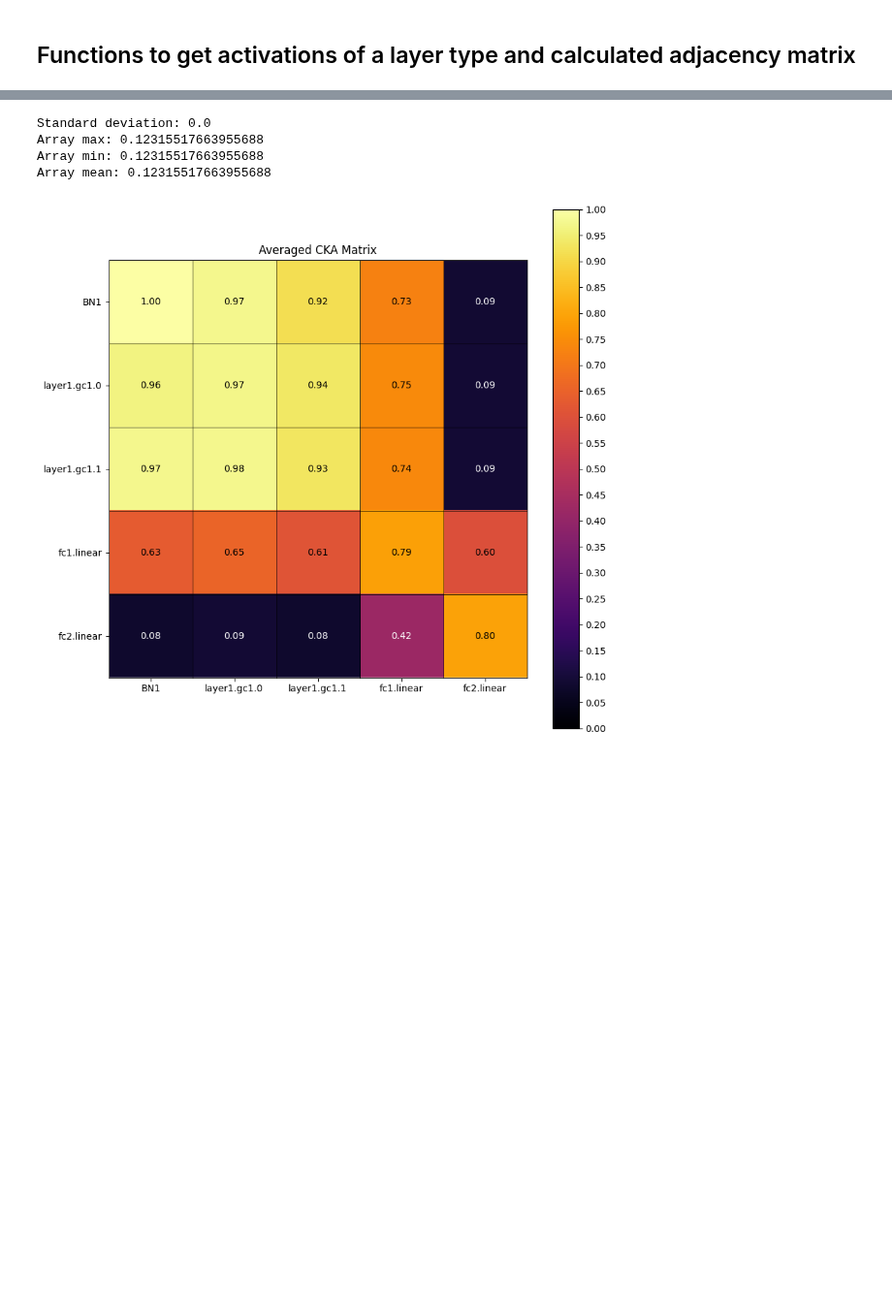
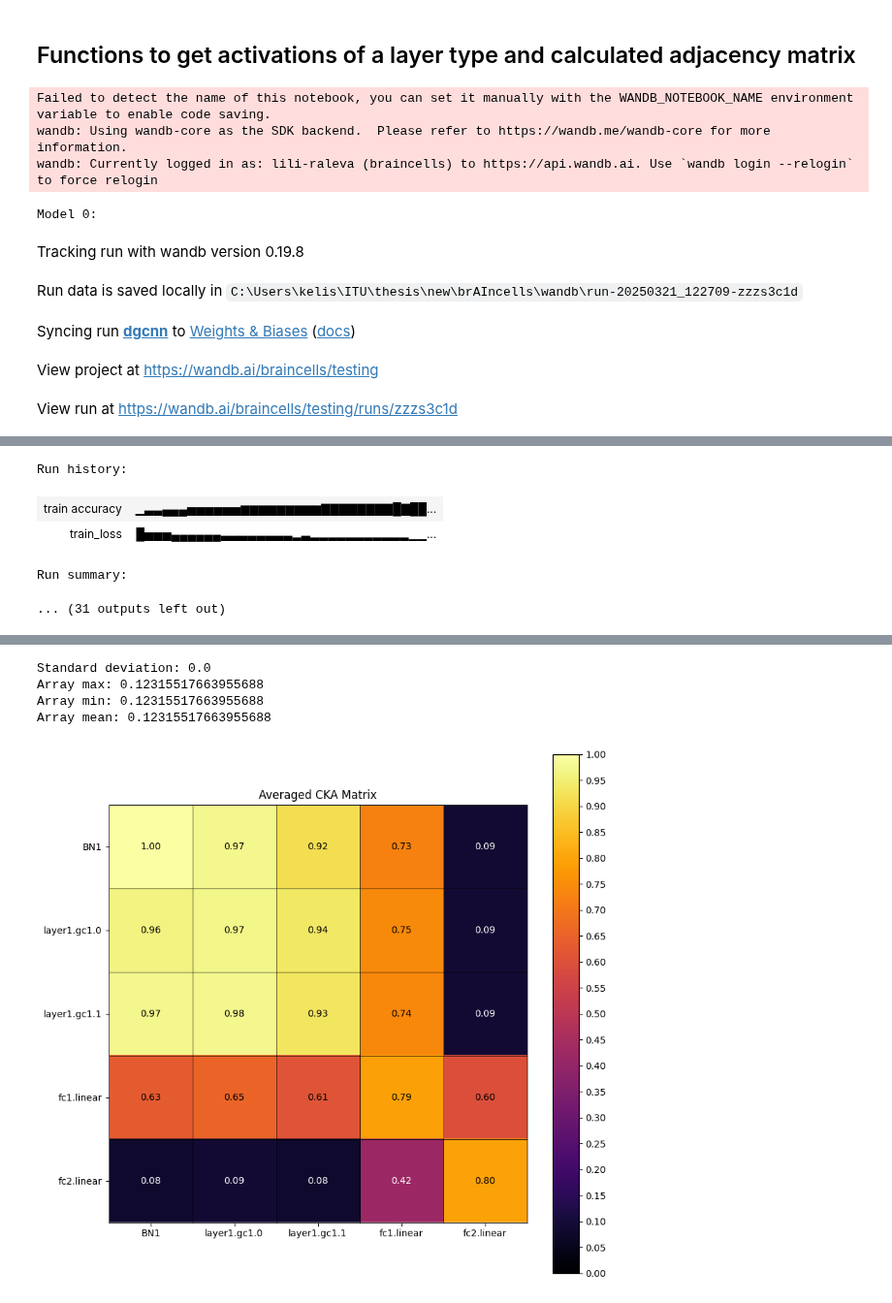
Before and after one commit to AlbinoLoaf/brAIncells, a Jupyter notebook: model_environment.ipynb, the cells around one changed output, grey strips where cells are left out. Shown at 97% size. Cells and saved outputs as stored; diff of their text form; code cells hidden in the pictures; blank space fills up the shorter version.

```diff
--- a/model_environment.ipynb
+++ b/model_environment.ipynb
@@ -207,2 +169,65 @@ Model 2:
 # %% [markdown]
 ## Functions to get activations of a layer type and calculated adjacency matrix
+# %%
+mods = []
+wandb.login()
+def train_models(model,modeltrainer,num_models=1,new =False, prints=False):
+    """
+    Training a model with random initialisation but consitent parameters.
+
+    Hyper parameters should be set outside of this function
+
+    path and model_names are both needed parameters that need to be defined outside of this function.
+
+    Path is to where your artifacts are located and model_name is what the model is called
+
+    ...
+
+    Parameters
+    -----------
+    model : nn.modules
+        The model being trained
+    modeltrainer : training class
+        a class for training the model provided should return a trained model
+    num_models : int
+        Default 1, how many models it trains
+    new : bool
+        Weather it should attempt to use saved models
+    """
+    for i in range(num_models):
+
+        tmp_mod = model(in_channels=num_chans, num_electrodes=num_electrodes,
+                              hid_channels=hid_chans, num_layers=num_layers, num_classes=num_outputs)
+        model_path=f"{path}/{modelname}{i}.pth"
+        print(f"Model {i}:")
+        if new or not os.path.exists(model_path):
+            if not os.path.exists(model_path) and not new:
+                print(f"Could not resolve path: {model_path}")
+                new_models=True
+            trainer = modeltrainer()
+
+            if has_val_set:
+                mods.append(trainer.train_model(tmp_mod, train_loader, learning_rate=lr,path=path,name=modelname,
+                            has_val_set=has_val_set,val_loader=val_loader,w_decay=w_decay,epochs=epochs,
+                            prints=prints, modrun=i))
+            else:
+                mods.append(trainer.train_model(tmp_mod, train_loader, learning_rate=lr,path=path,name=modelname,
+                                                has_val_set=has_val_set,val_loader=None,w_decay=w_decay,epochs=epochs,
+                                                prints=prints, modrun=i))
+        else:
+            tmp_mod.load_state_dict(torch.load(model_path))
+            tmp_mod.eval()
+            mods.append([tmp_mod,[]])
+
+
+train_models(DGCNN, TrainNN, num_models=3, prints=plot, new=True)
+# %% [output]
+Failed to detect the name of this notebook, you can set it manually with the WANDB_NOTEBOOK_NAME environment variable to enable code saving.
+wandb: Using wandb-core as the SDK backend.  Please refer to https://wandb.me/wandb-core for more information.
+wandb: Currently logged in as: lili-raleva (braincells) to https://api.wandb.ai. Use `wandb login --relogin` to force relogin
+Model 0:
+Tracking run with wandb version 0.19.8
+Run data is saved locally in C:\Users\kelis\ITU\thesis\new\brAIncells\wandb\run-20250321_122709-zzzs3c1d
+Syncing run dgcnn to Weights & Biases (docs)
+View project at https://wandb.ai/braincells/testing
+View run at https://wandb.ai/braincells/testing/runs/zzzs3c1d
@@ -209,3 +252,8 @@ Model 2:
+Run history:
+| train accuracy | ▁▃▃▄▄▄▅▅▅▅▅▅▆▆▆▆▆▆▆▆▆▇▇▇▇▇▇▇▇█▇██... |
+| train_loss | █▅▅▅▄▄▄▄▄▄▃▃▃▃▃▃▃▃▂▃▂▂▂▂▂▂▂▂▂▂▂▁▁... |
+Run summary:
+... (31 outputs left out)
 # %%
 def visualize_adj_mat(adj_mat):
     num_nodes = adj_mat.shape[0]
```
Also changed, not shown: parts of 9 cells of this notebook, 1 other file.
